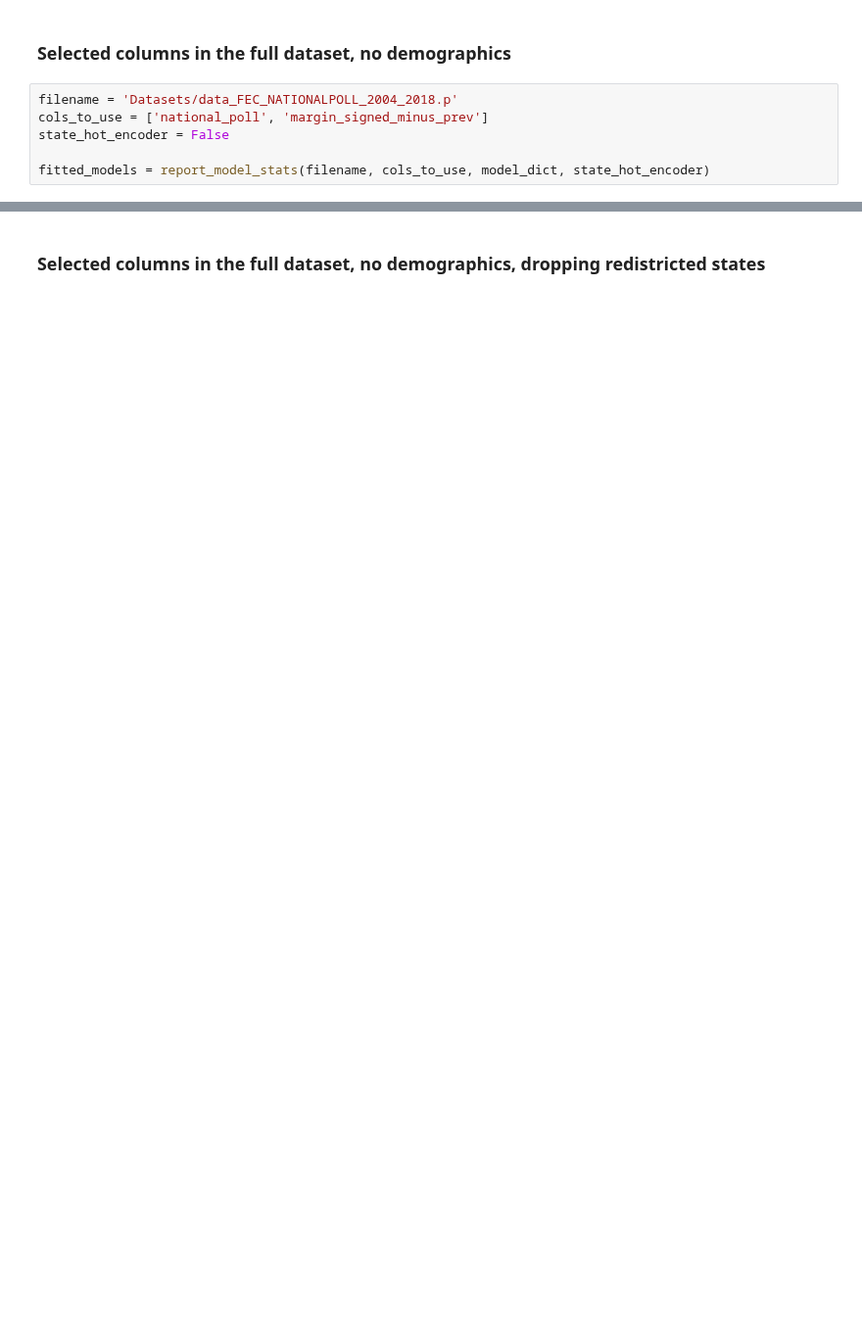
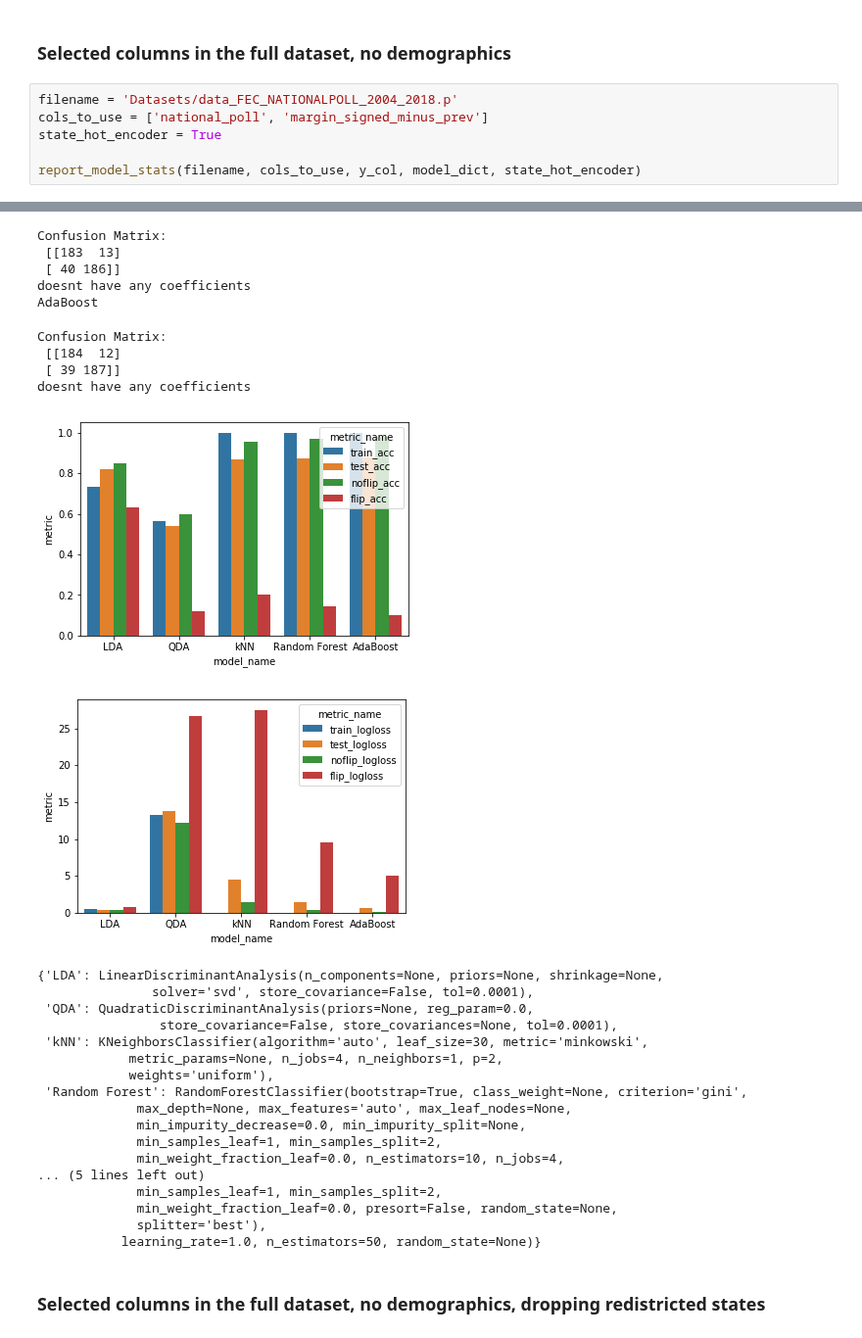
Before and after one commit to WildTangles/ac209a_project, a Jupyter notebook: Baseline_Model_mrv.ipynb, the cells around one changed output, grey strips where cells are left out. Shown at 98% size. Cells and saved outputs as stored; diff of their text form; blank space fills up the shorter version.

```diff
--- a/Baseline_Model_mrv.ipynb
+++ b/Baseline_Model_mrv.ipynb
@@ -302,6 +502,7 @@ fitted_models = report_model_stats(filename, cols_to_use, model_dict, state_hot_
 # %%
 filename = 'Datasets/data_FEC_NATIONALPOLL_2004_2018.p'
 cols_to_use = ['national_poll', 'margin_signed_minus_prev']
-state_hot_encoder = False
+state_hot_encoder = True
 
-fitted_models = report_model_stats(filename, cols_to_use, model_dict, state_hot_encoder)
+report_model_stats(filename, cols_to_use, y_col, model_dict, state_hot_encoder)
+# %% [output]
@@ -308,3 +546,31 @@ fitted_models = report_model_stats(filename, cols_to_use, model_dict, state_hot_
+Confusion Matrix:
+ [[183  13]
+ [ 40 186]]
+doesnt have any coefficients
+AdaBoost
+Confusion Matrix:
+ [[184  12]
+ [ 39 187]]
+doesnt have any coefficients
+[figure, added]
+[figure, added]
+{'LDA': LinearDiscriminantAnalysis(n_components=None, priors=None, shrinkage=None,
+               solver='svd', store_covariance=False, tol=0.0001),
+ 'QDA': QuadraticDiscriminantAnalysis(priors=None, reg_param=0.0,
+                store_covariance=False, store_covariances=None, tol=0.0001),
+ 'kNN': KNeighborsClassifier(algorithm='auto', leaf_size=30, metric='minkowski',
+            metric_params=None, n_jobs=4, n_neighbors=1, p=2,
+            weights='uniform'),
+ 'Random Forest': RandomForestClassifier(bootstrap=True, class_weight=None, criterion='gini',
+             max_depth=None, max_features='auto', max_leaf_nodes=None,
+             min_impurity_decrease=0.0, min_impurity_split=None,
+             min_samples_leaf=1, min_samples_split=2,
+             min_weight_fraction_leaf=0.0, n_estimators=10, n_jobs=4,
+... (5 lines left out)
+             min_samples_leaf=1, min_samples_split=2,
+             min_weight_fraction_leaf=0.0, presort=False, random_state=None,
+             splitter='best'),
+           learning_rate=1.0, n_estimators=50, random_state=None)}
 # %% [markdown]
 ### Selected columns in the full dataset, no demographics, dropping redistricted states
 # %%
```
Also changed, not shown: parts of 22 cells of this notebook.
